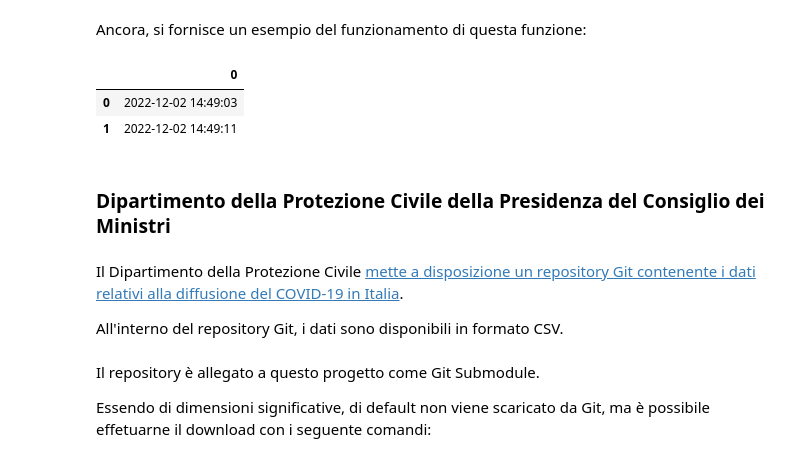
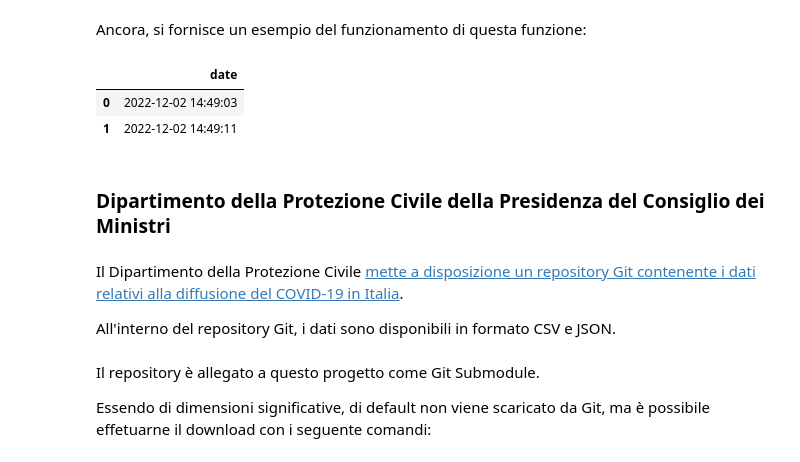
Before and after one commit to Steffo99/unimore-bda-3-steffo, a Jupyter notebook: DOCUMENT.ipynb, the cells around one changed output. Cells and saved outputs as stored; diff of their text form; code cells hidden in the pictures.

Commit message:
Make `store_telegramanon` use a JSON file

```diff
--- a/DOCUMENT.ipynb
+++ b/DOCUMENT.ipynb
@@ -240,22 +235,22 @@ Si definisce una funzione, `anonymize_telegram`, in grado di leggere i file JSON
 # %%
 def anonymize_telegram(fd: t.IO[str]) -> list[datetime.datetime]:
     """
-    Read a Telegram GDPR export file, stripping everything but the messages' dates from it, returning a :class:`list` of :class:`datetime.datetime`s.
+    Read a Telegram GDPR export file, stripping everything but the messages' dates from it, returning a :class:`list` of :class:`str`s.
 
     :param fd: The input file descriptor.
-    :returns:
+    :returns: The list of :class:`str`s.
     """
     data = json.load(fd)
     msgs = data["messages"]
 
-    def msg_to_date(msg: dict[str, t.Any]) -> datetime.datetime:
+    def msg_to_date(msg: dict[str, t.Any]) -> str:
         """
         Convert a message :class:`dict` to the :class:`datetime.datetime` of its creation.
 
         :param msg: The message to convert.
-        :return: The resulting :class:`datetime.datetime`.
+        :return: The date the message was sent on.
         """
-        return datetime.datetime.fromisoformat(msg["date"])
+        return msg["date"]
 
     return list(map(msg_to_date, msgs))
 # %% [markdown]
@@ -271,18 +265,18 @@ telegram_example
 # %% [markdown]
 I dati così anonimizzati possono essere allegati alla relazione: si definisce una funzione `store_telegramanon` in grado di archiviare le liste di date create dalla precedente funzione in un file formato Pickle.
 # %%
-def store_telegramanon(l: list[datetime.datetime], fd: t.IO[bytes]) -> None:
+def store_telegramanon(l: list[str], fd: t.IO[str]) -> None:
     """
     Store a :class:`list` generated by :func:`anonymize_telegram` in a binary file descriptor.
 
     :param l: The :class:`list` to store.
     :param fd: The file descriptor to write to.
     """
-    pickle.dump(l, fd)
+    json.dump(l, fd)
 # %% [markdown]
 Si fornisce un esempio del funzionamento di questa funzione:
 # %%
-with open("data/telegramanon/example.pickle", "wb") as file:
+with open("data/telegramanon/example.json", "w") as file:
    store_telegramanon(telegram_example, file)
 # %% [markdown]
 Infine, si definisce una funzione, `import_telegramanon`, in grado di leggere i dati precedentemente archiviati in un [`pandas.DataFrame`](https://pandas.pydata.org/docs/reference/api/pandas.DataFrame.html):
@@ -294,17 +288,20 @@ def import_telegramanon(fd: t.IO[bytes]) -> pandas.DataFrame:
     :param fd: The file descriptor to read from.
     :return: The imported :class:`pandas.Series`.
     """
-    data = pickle.load(fd)
-    return pandas.DataFrame(data)
+    data = json.load(fd)
+    dataframe = pandas.DataFrame(data)
+    dataframe["date"] = pandas.to_datetime(dataframe[0])
+    del dataframe[0]
+    return dataframe
 # %% [markdown]
 Ancora, si fornisce un esempio del funzionamento di questa funzione:
 # %%
-with open("data/telegramanon/example.pickle", "rb") as file:
+with open("data/telegramanon/example.json", "rb") as file:
     telegramanon_example = import_telegramanon(file)
 
 telegramanon_example
 # %% [output]
-|  | 0 |
+|  | date |
 | 0 | 2022-12-02 14:49:03 |
 | 1 | 2022-12-02 14:49:11 |
 # %%
@@ -317,7 +314,7 @@ del telegramanon_example
 # %% [markdown]
 Il Dipartimento della Protezione Civile [mette a disposizione un repository Git contenente i dati relativi alla diffusione del COVID-19 in Italia](https://github.com/pcm-dpc/COVID-19).
 
-All'interno del repository Git, i dati sono disponibili in formato CSV.
+All'interno del repository Git, i dati sono disponibili in formato CSV e JSON.
 # %% [markdown]
 Il repository è allegato a questo progetto come Git Submodule.
 
```
Also changed, not shown: parts of 6 cells of this notebook, 2 other files.
